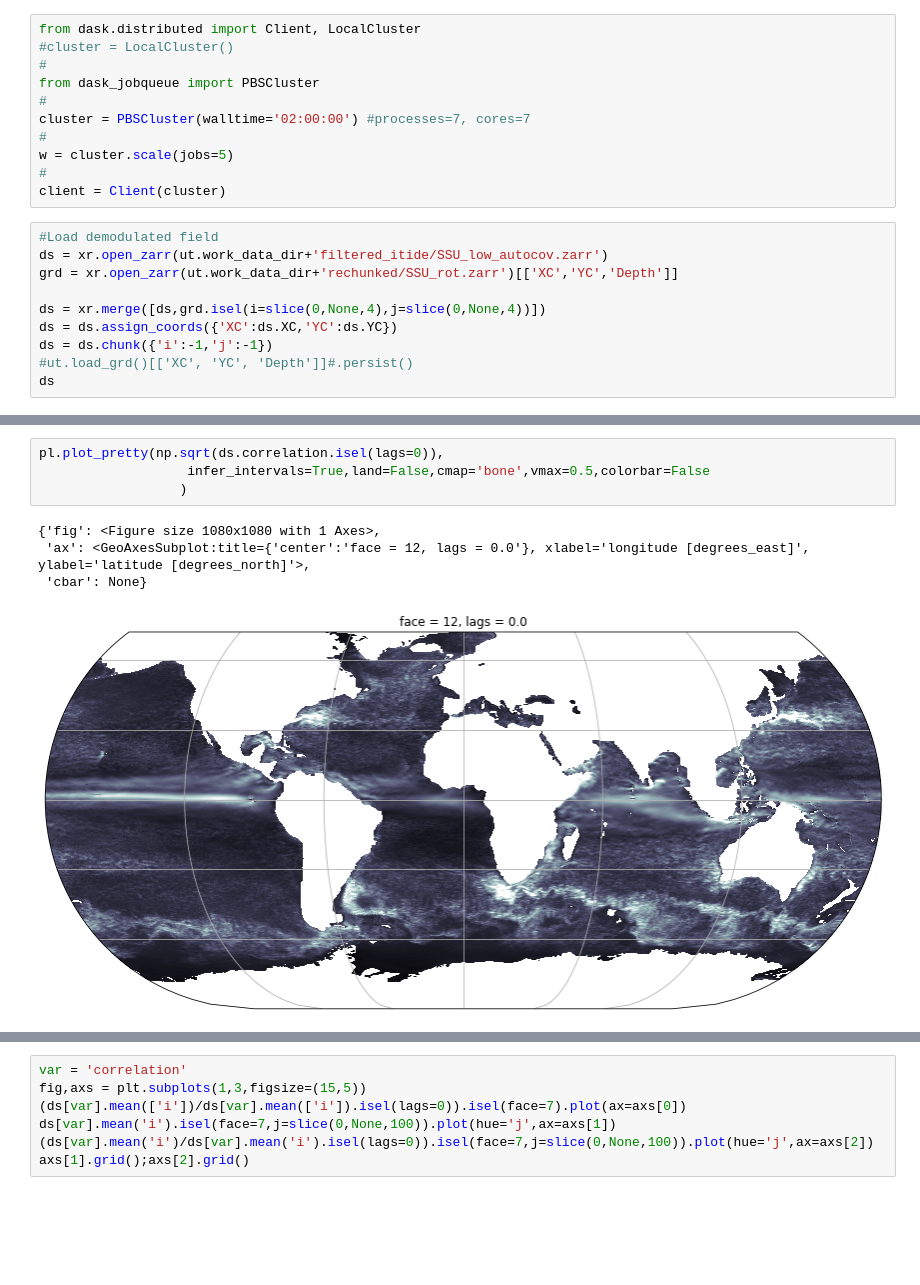
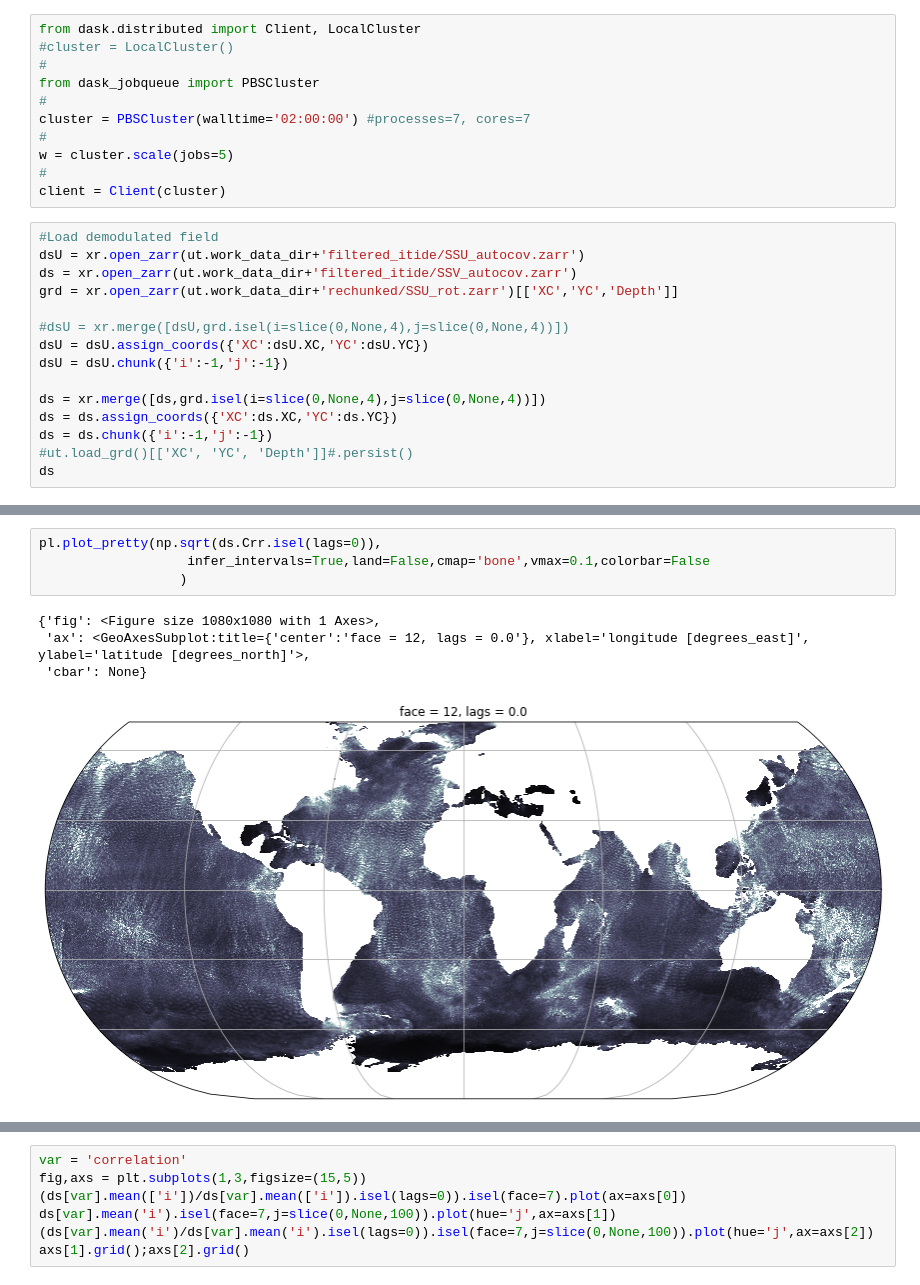
Before and after one commit to zcasparco/equinox_phd, a Jupyter notebook: llc4320/Eulerian_autocovariance.ipynb, the cells around one changed output, grey strips where cells are left out. Saved outputs shown, nothing was run; the diff lists cells and outputs as text; blank space fills up the shorter version.

```diff
--- a/llc4320/Eulerian_autocovariance.ipynb
+++ b/llc4320/Eulerian_autocovariance.ipynb
@@ -44,8 +44,13 @@ w = cluster.scale(jobs=5)
 client = Client(cluster)
 # %%
 #Load demodulated field
-ds = xr.open_zarr(ut.work_data_dir+'filtered_itide/SSU_low_autocov.zarr')
+dsU = xr.open_zarr(ut.work_data_dir+'filtered_itide/SSU_autocov.zarr')
+ds = xr.open_zarr(ut.work_data_dir+'filtered_itide/SSV_autocov.zarr')
 grd = xr.open_zarr(ut.work_data_dir+'rechunked/SSU_rot.zarr')[['XC','YC','Depth']]
+
+#dsU = xr.merge([dsU,grd.isel(i=slice(0,None,4),j=slice(0,None,4))])
+dsU = dsU.assign_coords({'XC':dsU.XC,'YC':dsU.YC})
+dsU = dsU.chunk({'i':-1,'j':-1})
 
 ds = xr.merge([ds,grd.isel(i=slice(0,None,4),j=slice(0,None,4))])
 ds = ds.assign_coords({'XC':ds.XC,'YC':ds.YC})
@@ -111,9 +184,9 @@ Attributes: (0)
 # %%
-pl.plot_pretty(np.sqrt(ds.correlation.isel(lags=0)),
-                   infer_intervals=True,land=False,cmap='bone',vmax=0.5,colorbar=False
+pl.plot_pretty(np.sqrt(ds.Crr.isel(lags=0)),
+                   infer_intervals=True,land=False,cmap='bone',vmax=0.1,colorbar=False
                   )
 # %% [output]
 {'fig': <Figure size 1080x1080 with 1 Axes>,
  'ax': <GeoAxesSubplot:title={'center':'face = 12, lags = 0.0'}, xlabel='longitude [degrees_east]', ylabel='latitude [degrees_north]'>,
  'cbar': None}
-[figure, old version]
+[figure, new version]
```
Also changed, not shown: parts of 7 cells of this notebook, 2 other files.
